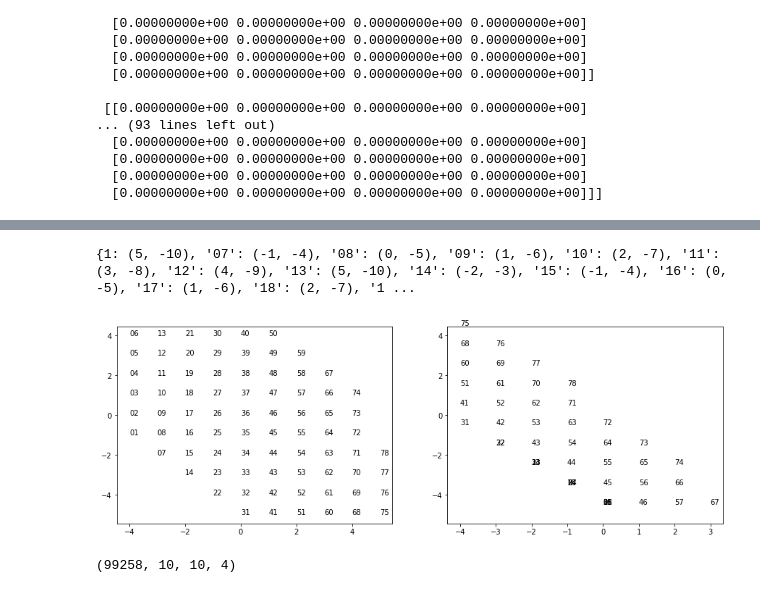
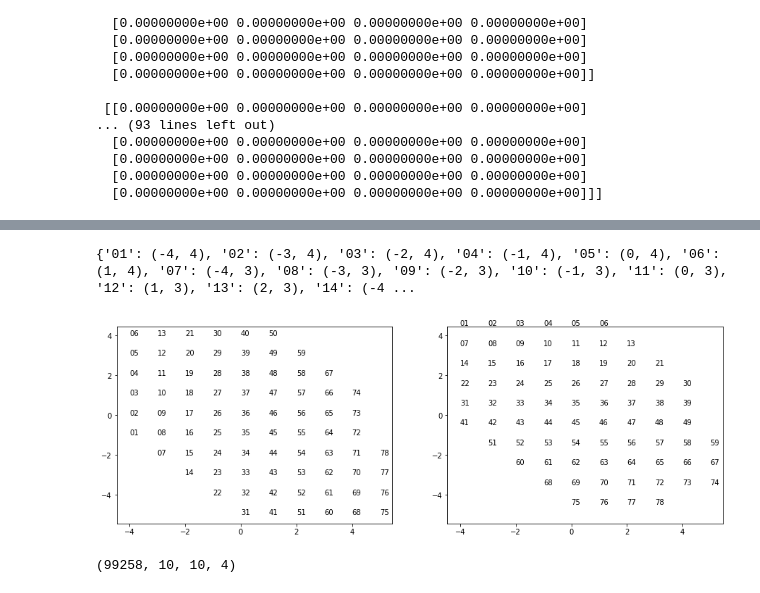
Before and after one commit to fmcnallyi3/icetop-cnn, a Jupyter notebook: Hex to Square Manipulation.ipynb, the cells around one changed output, grey strips where cells are left out. Saved outputs shown, nothing was run; the diff lists cells and outputs as text; code cells hidden in the pictures.

```diff
--- a/Hex to Square Manipulation.ipynb
+++ b/Hex to Square Manipulation.ipynb
@@ -324,25 +324,25 @@ ax1,ax2=fig.subplots(1,2)
 
 alpha= {'01':(-4,-1), '02':(-4,0), '03':(-4,1), '04':(-4,2), '05':(-4,3), '06':(-4,4), '07':(-3,-2), '08':(-3,-1), '09':(-3,0), '10':(-3,1), '11':(-3,2), '12':(-3,3), '13':(-3,4), '14':(-2,-3), '15':(-2,-2), '16':(-2,-1), '17':(-2,0), '18':(-2,1), '19':(-2,2), '20':(-2,3), '21':(-2,4), '22':(-1,-4), '23':(-1,-3), '24':(-1,-2), '25':(-1,-1), '26':(-1,0), '27':(-1,1), '28':(-1,2), '29':(-1,3), '30':(-1,4), '31':(0,-5), '32':(0,-4), '33':(0,-3), '34':(0,-2), '35':(0,-1), '36':(0,0), '37':(0,1), '38':(0,2), '39':(0,3), '40':(0,4), '41':(1,-5), '42':(1,-4), '43':(1,-3), '44':(1,-2), '45':(1,-1), '46':(1,0), '47':(1,1), '48':(1,2), '49':(1,3), '50':(1,4), '51':(2,-5), '52':(2,-4), '53':(2,-3), '54':(2,-2), '55':(2,-1), '56':(2,0), '57':(2,1), '58':(2,2), '59':(2,3), '60':(3,-5), '61':(3,-4), '62':(3,-3), '63':(3,-2), '64':(3,-1), '65':(3,0), '66':(3,1), '67':(3,2), '68':(4,-5), '69':(4,-4), '70':(4,-3), '71':(4,-2), '72':(4,-1), '73':(4,0), '74':(4,1), '75':(5,-5), '76':(5,-4), '77':(5,-3), '78':(5,-2)}
 beta= {}
-x,y=0,-5
-w,z=-1,-4
-a,b=-2,-3
-c,d=-3,-2
-e,f=-4,-1
-g,h=-4,0
-j,k=-4,1
-m,n=-4,2
-o,p=-4,3
-r,s=-4,4
+x,y=-4,4
+w,z=-4,3
+a,b=-4,2
+c,d=-4,1
+e,f=-4,0
+g,h=-4,-1
+j,k=-3,-2
+m,n=-2,-3
+o,p=-1,-4
+r,s=0,-5
 for key in alpha:
     if int(key)<=6:
-        beta[actual]=(x,y)
+        beta[key]=(x,y)
         if (x,y) in alpha.values():
             ax2.plot(x, y)
             ax2.text(x, y+0.5, key)
         #plt.text(x, y+0.5, '({}, {})'.format(x, y))
         x+=1
-        y-=1
+
     if int(key)>6 and int(key)<=13:
         beta[key]=(w,z)
         if (w,z) in alpha.values():
@@ -350,7 +350,7 @@ for key in alpha:
             ax2.text(w, z+0.5, key)
         #plt.text(w, z+0.5, '({}, {})'.format(w, z))
         w+=1
-        z-=1
+
     if int(key)>13 and int(key)<=21:
         beta[key]=(a,b)
         if (a,b) in alpha.values():
@@ -358,7 +358,7 @@ for key in alpha:
             ax2.text(a, b+0.5, key)
         #plt.text(a, b+0.5, '({}, {})'.format(a, b))
         a+=1
-        b-=1
+
     if int(key)> 21 and int(key)<=30:
         beta[key]=(c,d)
         if (c,d) in alpha.values():
@@ -366,7 +366,7 @@ for key in alpha:
             ax2.text(c, d+0.5, key)
         #plt.text(a, b+0.5, '({}, {})'.format(c, d))
         c+=1
-        d-=1
+
     if int(key)>30 and int(key)<=40:
         beta[key]=(e,f)
         if (e,f) in alpha.values():
@@ -374,7 +374,7 @@ for key in alpha:
             ax2.text(e, f+0.5, key)
         #plt.text(a, b+0.5, '({}, {})'.format(e, f))
         e+=1
-        f-=1
+
     if int(key)>40 and int(key)<=50:
         beta[key]=(g,h)
         if (g,h) in alpha.values():
@@ -382,7 +382,7 @@ for key in alpha:
             ax2.text(g, h+0.5, key)
         #plt.text(a, b+0.5, '({}, {})'.format(a, b))
         g+=1
-        h-=1
+
     if int(key)>50 and int(key)<=59:
         beta[key]=(j,k)
         if (j,k) in alpha.values():
@@ -390,40 +390,40 @@ for key in alpha:
             ax2.text(j, k+0.5, key)
         #plt.text(a, b+0.5, '({}, {})'.format(a, b))
         j+=1
-        k-=1
+
     if int(key)>59 and int(key)<=67:
         beta[key]=(m,n)
         if (m,n) in alpha.values():
             ax2.plot(m, n)
             ax2.text(m, n+0.5, key)
         #plt.text(a, b+0.5, '({}, {})'.format(a, b))
         m+=1
-        n-=1
+
     if int(key)>67 and int(key)<=74:
         beta[key]=(o,p)
         if (o,p) in alpha.values():
             ax2.plot(o, p)
             ax2.text(o, p+0.5, key)
         #plt.text(a, b+0.5, '({}, {})'.format(a, b))
         o+=1
-        p-=1
+
     if int(key)>74 and int(key)<=78:
         beta[key]=(r,s)
         if (r,s) in alpha.values():
             ax2.plot(r, s)
             ax2.text(r, s+0.5, key)
         #plt.text(a, b+0.5, '({}, {})'.format(a, b))
         r+=1
-        s-=1
+
 print(beta)
 for key in alpha:
     x=alpha[key][0]
     y=alpha[key][1]
     ax1.plot(x,y)
     ax1.text(x,y, key)
 # %% [output]
-{1: (5, -10), '07': (-1, -4), '08': (0, -5), '09': (1, -6), '10': (2, -7), '11': (3, -8), '12': (4, -9), '13': (5, -10), '14': (-2, -3), '15': (-1, -4), '16': (0, -5), '17': (1, -6), '18': (2, -7), '1 ...
+{'01': (-4, 4), '02': (-3, 4), '03': (-2, 4), '04': (-1, 4), '05': (0, 4), '06': (1, 4), '07': (-4, 3), '08': (-3, 3), '09': (-2, 3), '10': (-1, 3), '11': (0, 3), '12': (1, 3), '13': (2, 3), '14': (-4 ...
-[figure, old version]
+[figure, new version]
 # %%
 import data_tools, glob
 file_list=sorted(glob.glob('/Users/kmays/sim/*.npy')) #list of strings
```
Also changed, not shown: parts of 5 cells of this notebook, 2 other files.
